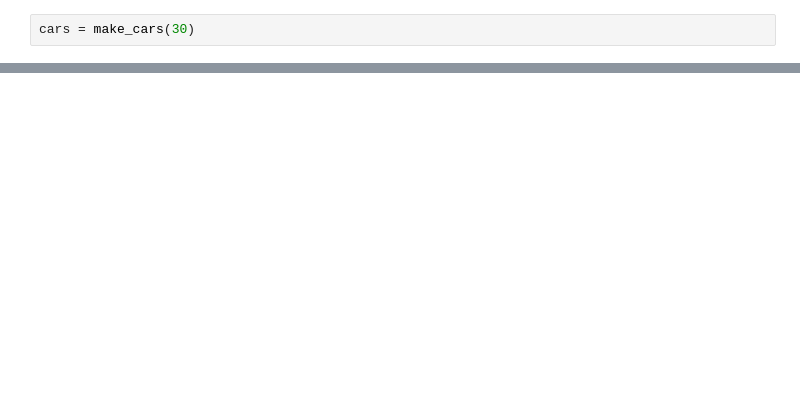
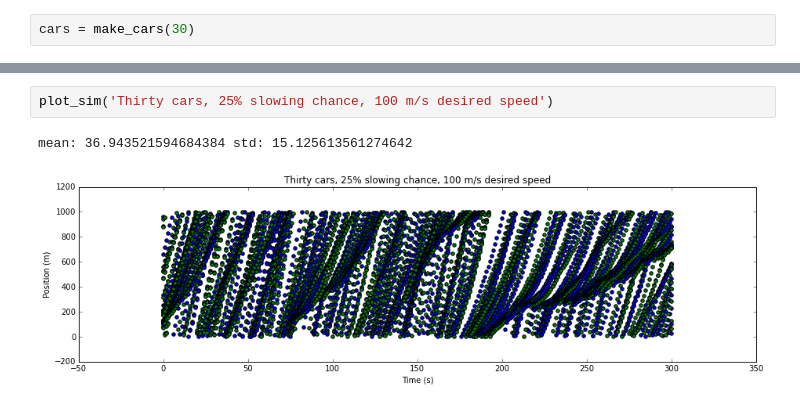
Before and after one commit to tiyd-python-2015-05/traffic-simulation, a Jupyter notebook: Traffic_Sim_Testing-r2.ipynb, the cells around one changed output, grey strips where cells are left out. Saved outputs shown, nothing was run; the diff lists cells and outputs as text; blank space fills up the shorter version.

```diff
--- a/Traffic_Sim_Testing-r2.ipynb
+++ b/Traffic_Sim_Testing-r2.ipynb
@@ -54,0 +53,5 @@ Took out leapfrogging check in code -- now cars do appear to be able to leapfrog
+# %%
+plot_sim('Thirty cars, 25% slowing chance, 100 m/s desired speed')
+# %% [output]
+mean: 36.943521594684384 std: 15.125613561274642
+[figure, added]
```
Also changed, not shown: parts of 11 cells of this notebook, 1 other file.
